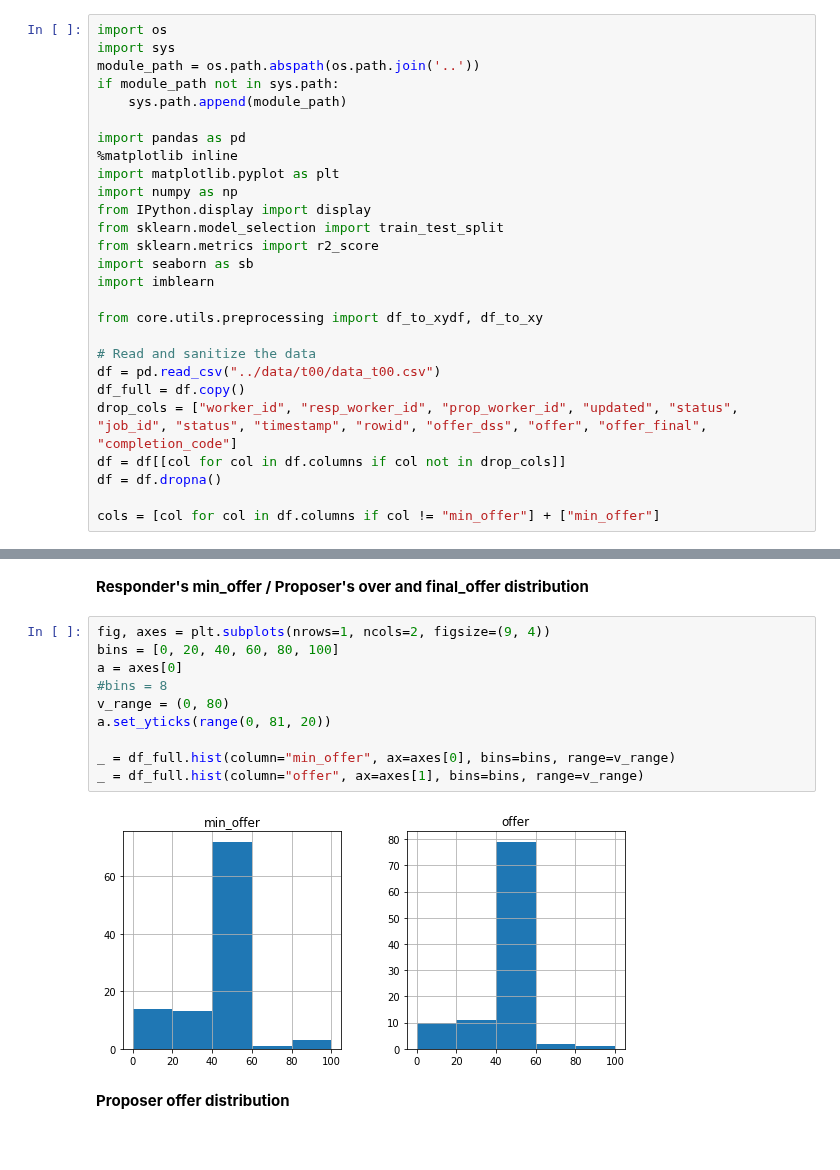
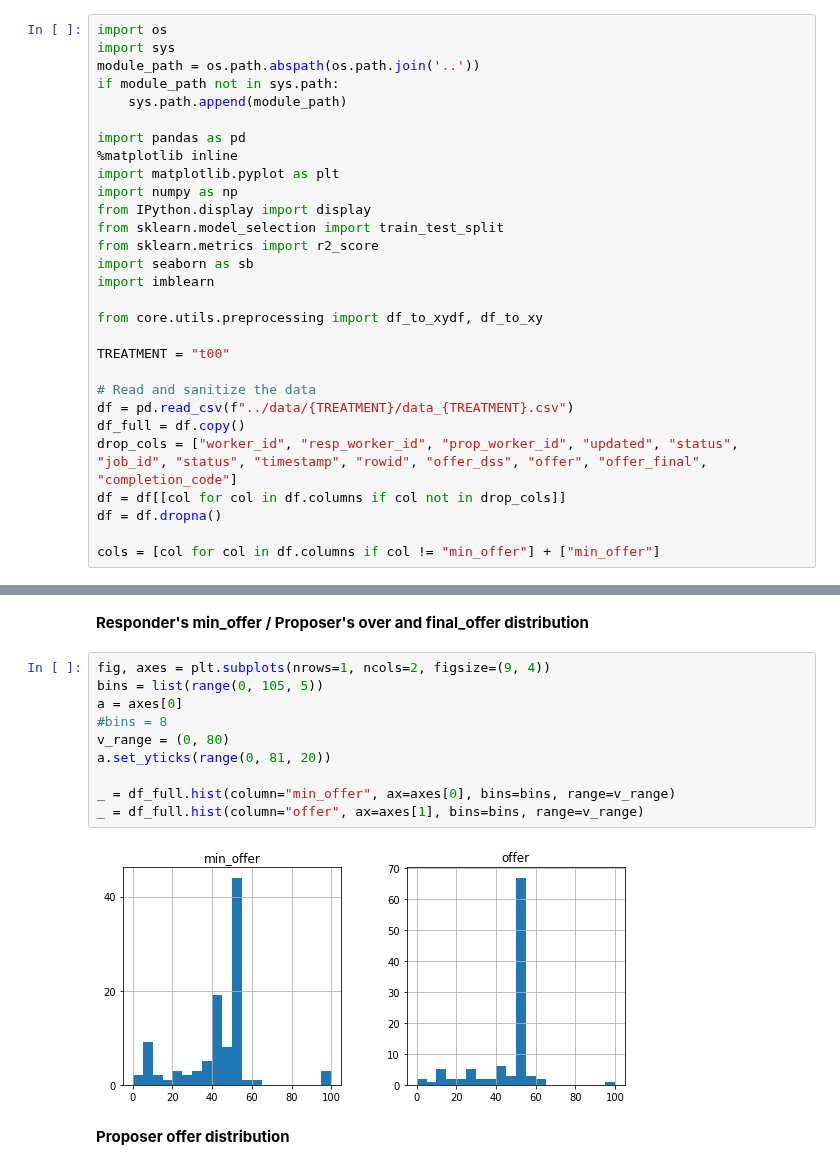
Before and after one commit to afranck64/ultimatum, a Jupyter notebook: notebooks/Data - t00.ipynb, the cells around one changed output, grey strips where cells are left out. Saved outputs shown, nothing was run; the diff lists cells and outputs as text.

```diff
--- a/notebooks/Data - t00.ipynb
+++ b/notebooks/Data - t00.ipynb
@@ -19,8 +19,10 @@ import imblearn
 
 from core.utils.preprocessing import df_to_xydf, df_to_xy
 
+TREATMENT = "t00"
+
 # Read and sanitize the data
-df = pd.read_csv("../data/t00/data_t00.csv")
+df = pd.read_csv(f"../data/{TREATMENT}/data_{TREATMENT}.csv")
 df_full = df.copy()
 drop_cols = ["worker_id", "resp_worker_id", "prop_worker_id", "updated", "status", "job_id", "status", "timestamp", "rowid", "offer_dss", "offer", "offer_final", "completion_code"]
 df = df[[col for col in df.columns if col not in drop_cols]]
@@ -66,16 +68,16 @@ t= f.suptitle(f'Features with abs(features to min_offer correlation) >= {CORRELA
 **Responder's min_offer / Proposer's over and final_offer distribution**
 # %%
 fig, axes = plt.subplots(nrows=1, ncols=2, figsize=(9, 4))
-bins = [0, 20, 40, 60, 80, 100]
+bins = list(range(0, 105, 5))
 a = axes[0]
 #bins = 8
 v_range = (0, 80)
 a.set_yticks(range(0, 81, 20))
 
 _ = df_full.hist(column="min_offer", ax=axes[0], bins=bins, range=v_range)
 _ = df_full.hist(column="offer", ax=axes[1], bins=bins, range=v_range)
 # %% [output]
-[figure, old version]
+[figure, new version]
 # %% [markdown]
 **Proposer offer distribution**
 # %%
```
Also changed, not shown: parts of 6 cells of this notebook.
